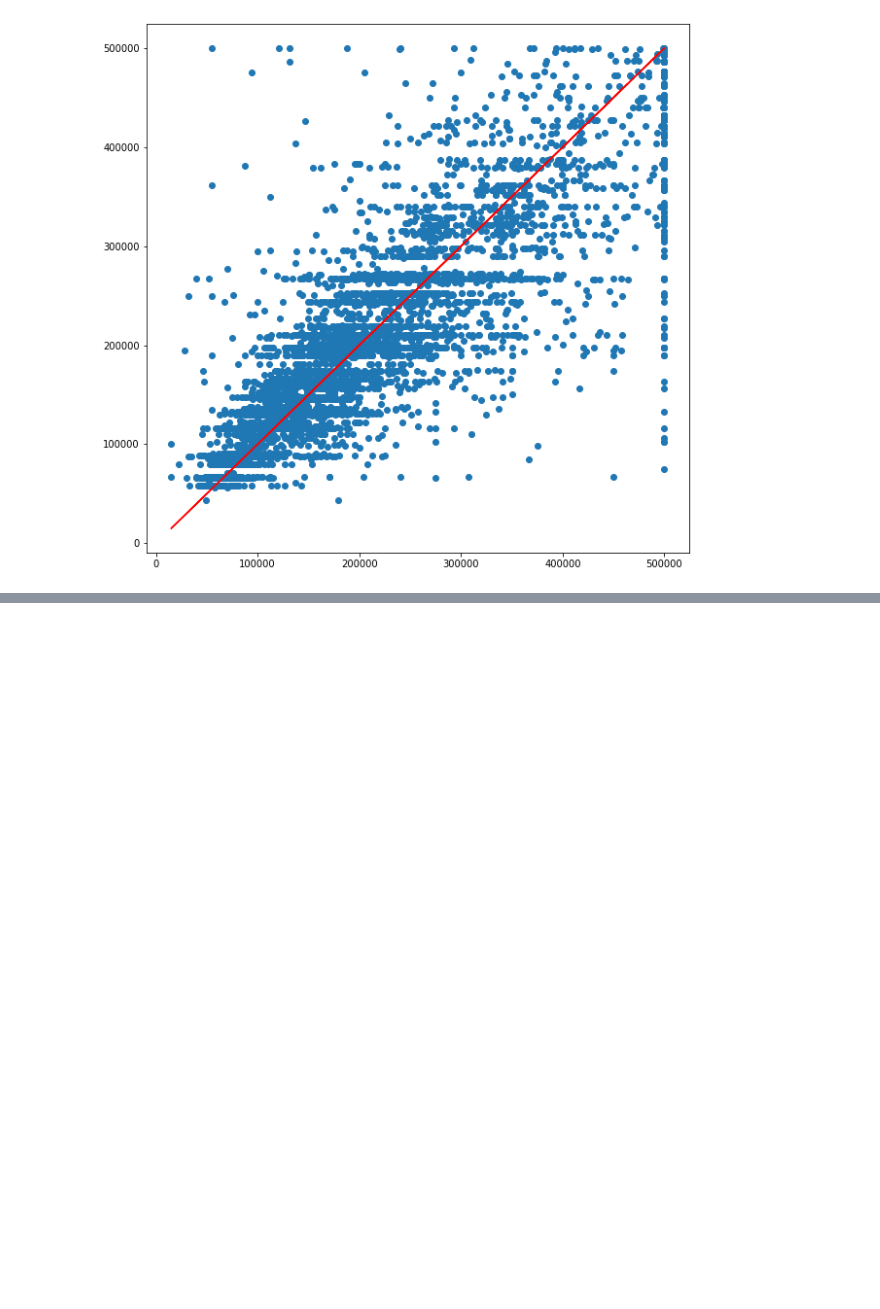
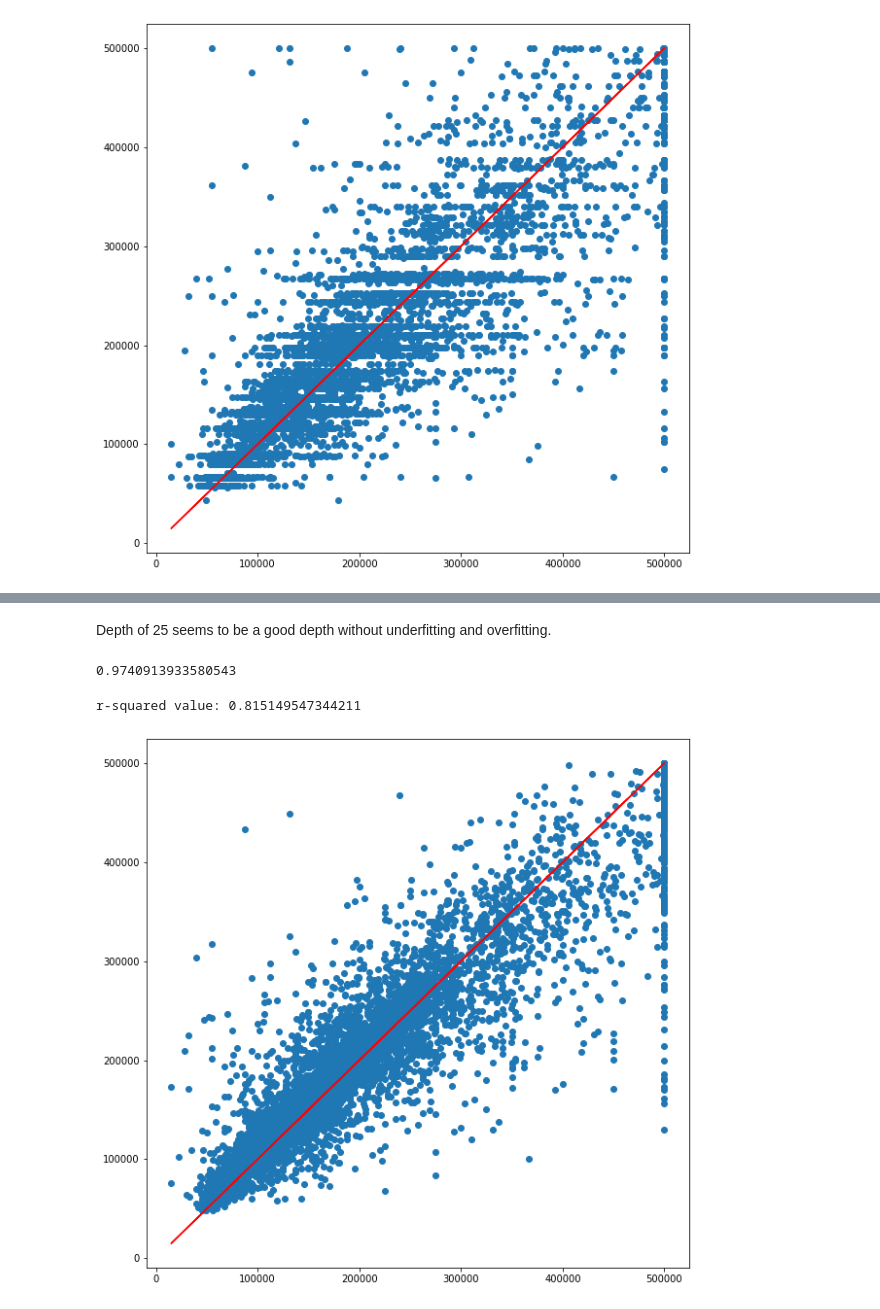
Before and after one commit to wwaihoe/data-proj, a Jupyter notebook: California Housing Prices (1990)/California Housing Prices (1990).ipynb, the cells around one changed output, grey strips where cells are left out. Saved outputs shown, nothing was run; the diff lists cells and outputs as text; code cells hidden in the pictures; blank space fills up the shorter version.

```diff
--- a/California Housing Prices (1990)/California Housing Prices (1990).ipynb
+++ b/California Housing Prices (1990)/California Housing Prices (1990).ipynb
@@ -195,0 +203,17 @@ plot_tree(dtr,feature_names=['longitude','latitude','housing_median_age','total_
+# %% [markdown]
+Depth of 25 seems to be a good depth without underfitting and overfitting.
+# %%
+rfr = RandomForestRegressor(random_state=0,max_depth=25)
+rfr.fit(x_train,y_train)
+rfr.score(x_train,y_train)
+# %% [output]
+0.9740913933580543
+# %%
+pred_rfr = rfr.predict(x_test)
+plt.figure(figsize=(10,10))
+plt.scatter(y_test,pred_rfr)
+plt.plot(y_test,y_test,color='red')
+print("r-squared value:",sklearn.metrics.r2_score(y_test,pred_rfr))
+# %% [output]
+r-squared value: 0.815149547344211
+[figure, added]
```
Also changed, not shown: parts of 6 cells of this notebook.
